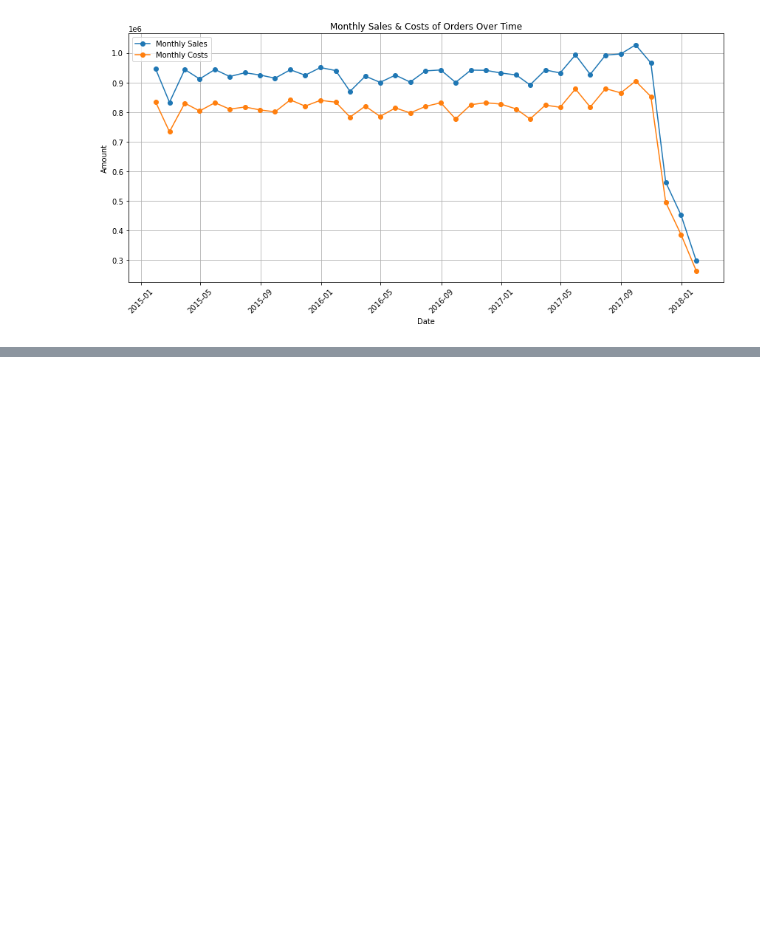
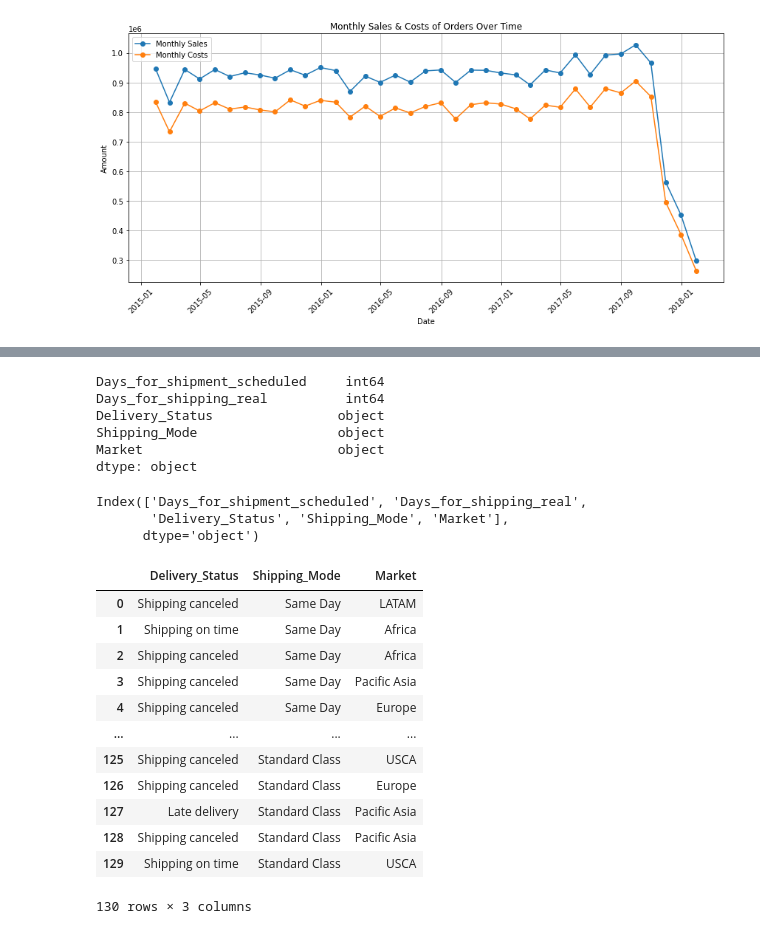
Before and after one commit to CCNY-Analytics-and-Quant/StevenCEdwinA-BAFall2023, a Jupyter notebook: Final Project.ipynb, the cells around one changed output, grey strips where cells are left out. Drawn from its saved outputs; the diff is of its cells as text; code cells hidden in the pictures; blank space fills up the shorter version.

```diff
--- a/Final Project.ipynb
+++ b/Final Project.ipynb
@@ -421,0 +437,33 @@ See the caveats in the documentation: https://pandas.pydata.org/pandas-docs/stab
+# %%
+dfShipD.dtypes
+# %% [output]
+Days_for_shipment_scheduled     int64
+Days_for_shipping_real          int64
+Delivery_Status                object
+Shipping_Mode                  object
+Market                         object
+dtype: object
+# %%
+dfShipD.columns
+# %% [output]
+Index(['Days_for_shipment_scheduled', 'Days_for_shipping_real',
+       'Delivery_Status', 'Shipping_Mode', 'Market'],
+      dtype='object')
+# %%
+# Filtering shipping data to see which market, status, and shipping mode deliveries are
+deliveryStatus = dfShipD[['Delivery_Status', 'Shipping_Mode', 'Market']]
+deliveryStatus
+# %% [output]
+|  | Delivery_Status | Shipping_Mode | Market |
+| 0 | Shipping canceled | Same Day | LATAM |
+| 1 | Shipping on time | Same Day | Africa |
+| 2 | Shipping canceled | Same Day | Africa |
+| 3 | Shipping canceled | Same Day | Pacific Asia |
+| 4 | Shipping canceled | Same Day | Europe |
+| ... | ... | ... | ... |
+| 125 | Shipping canceled | Standard Class | USCA |
+| 126 | Shipping canceled | Standard Class | Europe |
+| 127 | Late delivery | Standard Class | Pacific Asia |
+| 128 | Shipping canceled | Standard Class | Pacific Asia |
+| 129 | Shipping on time | Standard Class | USCA |
+130 rows × 3 columns
```
Also changed, not shown: parts of 5 cells of this notebook.
